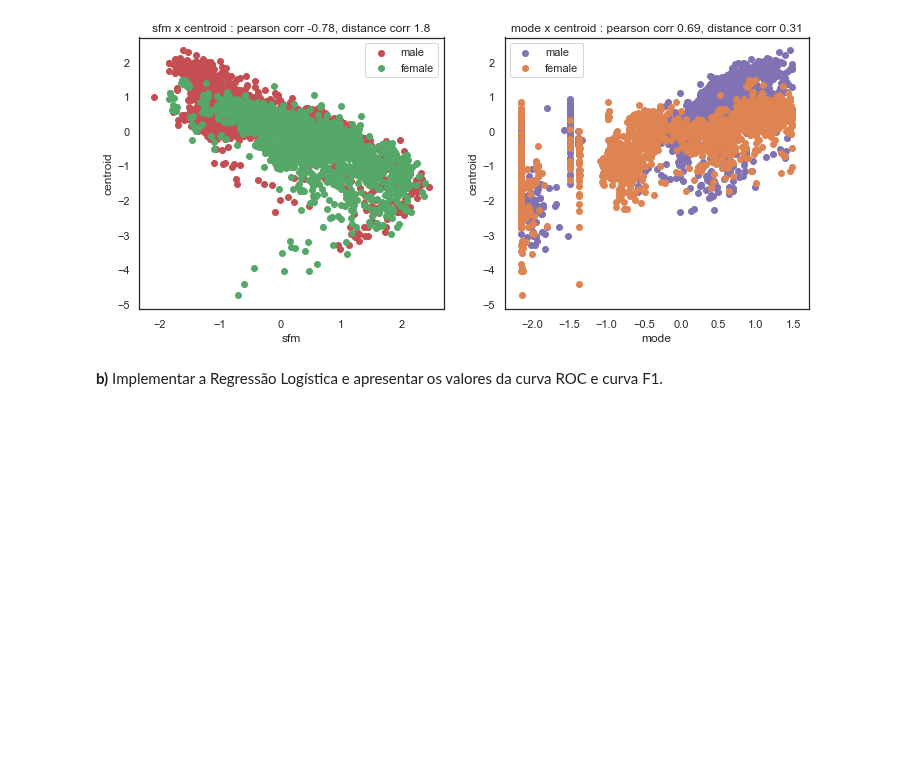
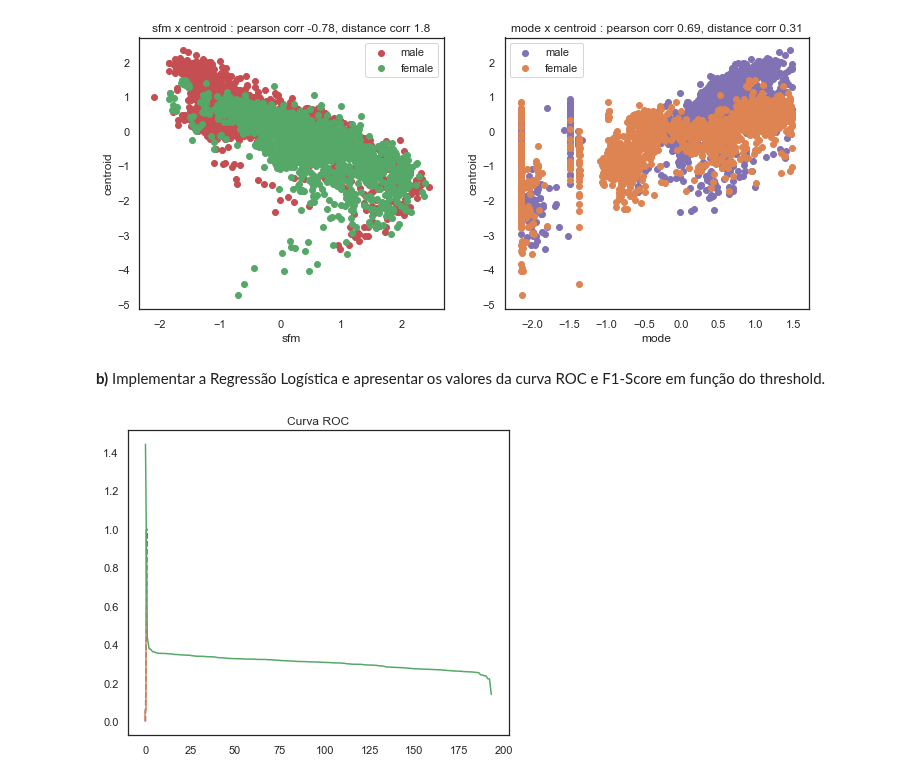
Before and after one commit to rdenadai/ia006c, a Jupyter notebook: notebooks/EFC02/EFC02.ipynb, the cells around one changed output. Drawn from its saved outputs; the diff is of its cells as text; code cells hidden in the pictures; blank space fills up the shorter version.

```diff
--- a/notebooks/EFC02/EFC02.ipynb
+++ b/notebooks/EFC02/EFC02.ipynb
@@ -337,7 +338,7 @@ plt.show()
 # %% [output]
 [figure]
 # %% [markdown]
-**b)** Implementar a Regressão Logística e apresentar os valores da curva ROC e curva F1.
+**b)** Implementar a Regressão Logística e apresentar os valores da curva ROC e F1-Score em função do threshold.
 # %%
 class LogisticRegressionImpl(LinearRegressionImpl):
 
@@ -404,6 +411,23 @@ y_test = data[:train_split, 6:]
 # Logistic function
 clf = LogisticRegressionImpl()
 _, J = clf.train(x_train, y_train, lr=1e-4)
+# %%
+probs = clf.predict_proba(x_test)
+# keep probabilities for the positive outcome only
+probs = probs[:, 1]
+# calculate roc curve
+fpr, tpr, thresholds = roc_curve(np.argmax(y_test, axis=1), probs)
+
+plt.figure(figsize=(6, 5))
+plt.subplot(1, 2, 1)
+plt.title("Curva ROC")
+plt.plot([0, 1], [0, 1], linestyle='--')
+plt.plot(fpr, tpr)
+plt.plot(thresholds)
+plt.tight_layout()
+plt.show()
+# %% [output]
+[figure, added]
 # %%
 # Resultados
 confusion_matrix = np.zeros((2, 2))
```
Also changed, not shown: parts of 3 cells of this notebook.
